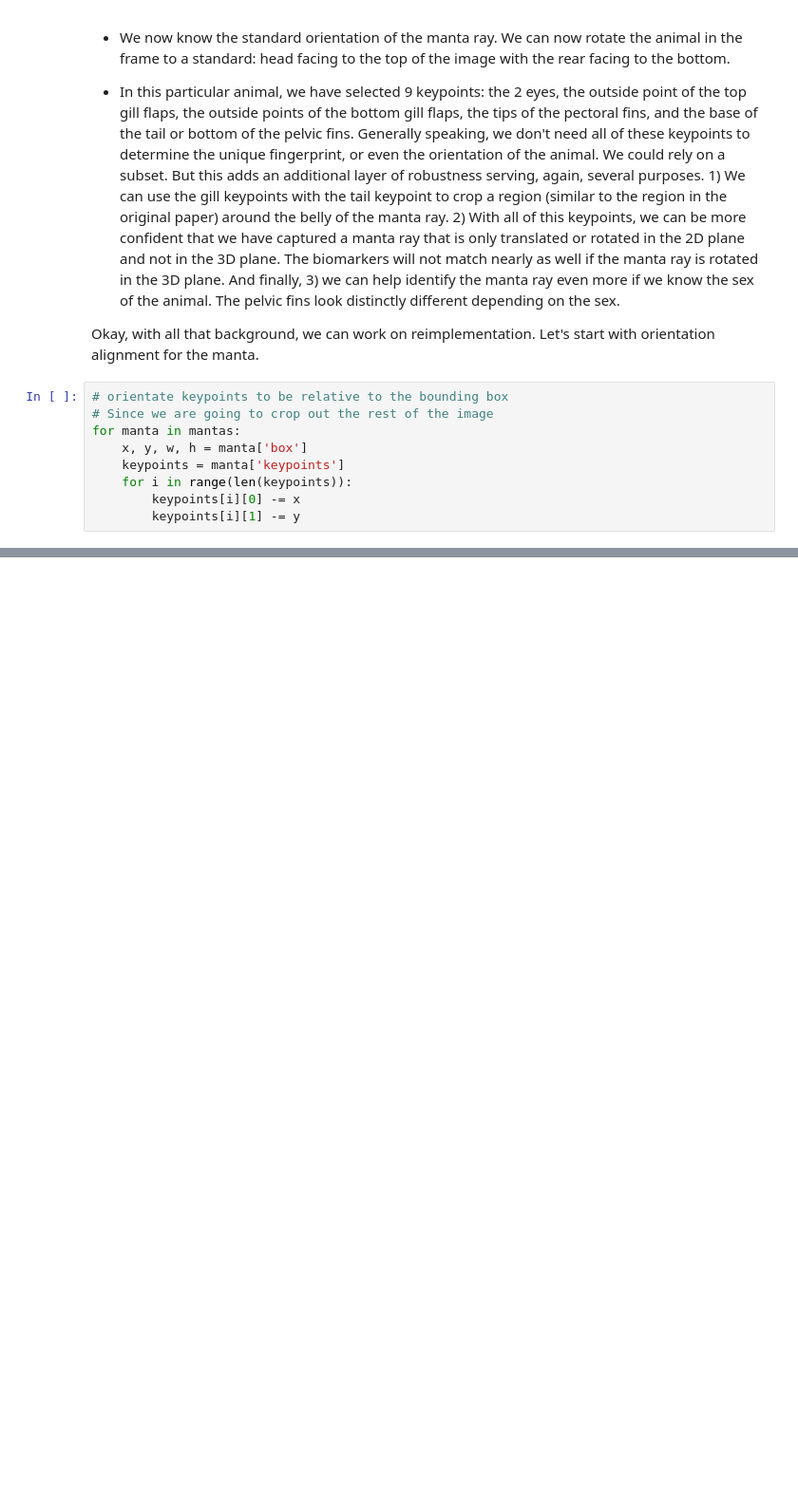
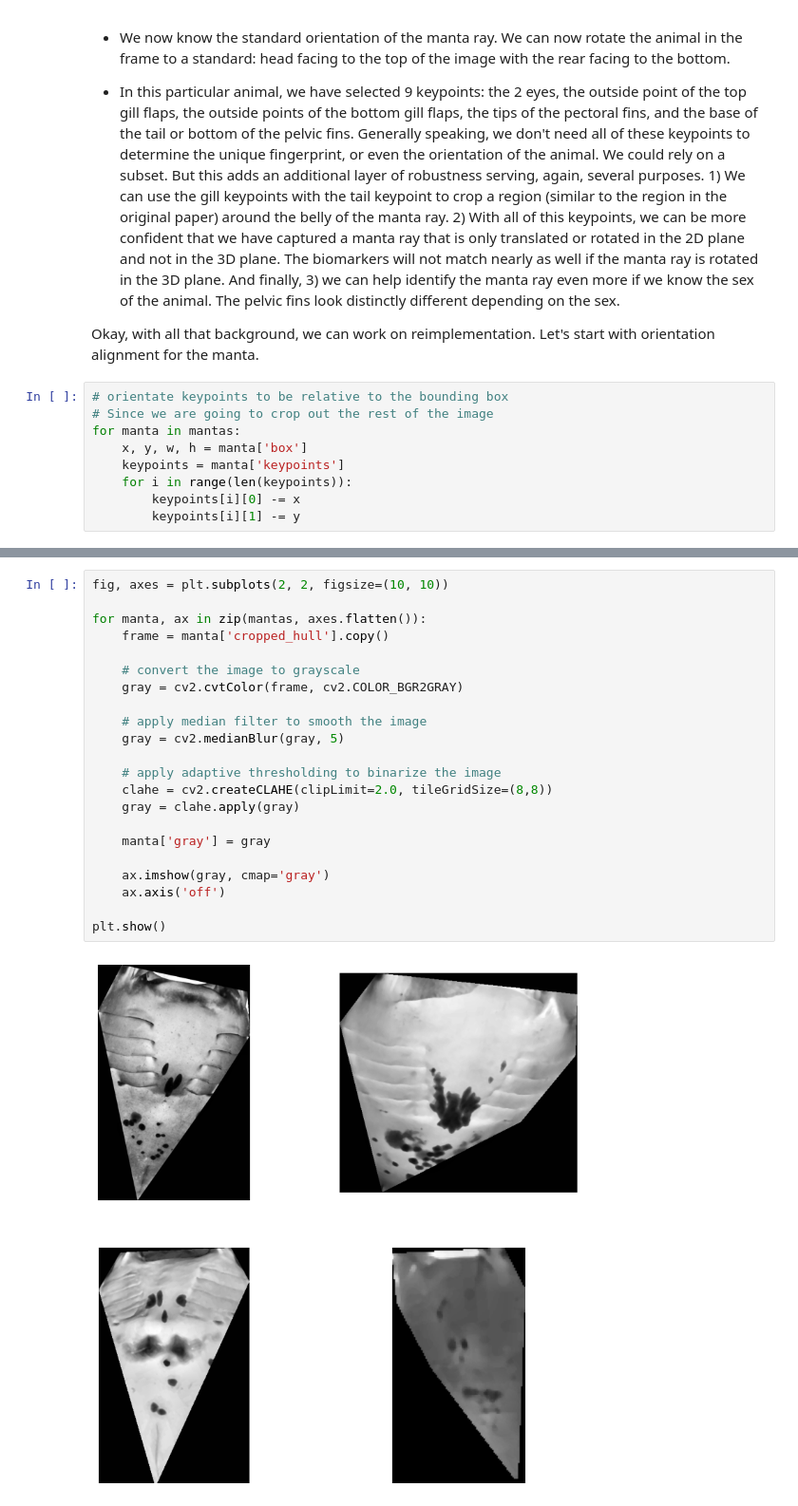
Before and after one commit to jackmead515/jackmead515.github.io, a Jupyter notebook: _blogs/manta_fingerprint_identification/manta_fingerprint_identification.ipynb, the cells around one changed output, grey strips where cells are left out. Shown at 95% size. Saved outputs shown, nothing was run; the diff lists cells and outputs as text; blank space fills up the shorter version.

```diff
--- a/_blogs/manta_fingerprint_identification/manta_fingerprint_identification.ipynb
+++ b/_blogs/manta_fingerprint_identification/manta_fingerprint_identification.ipynb
@@ -198,0 +293,24 @@ Now, admittedly, this isn't the most robust solution. We could implement a more
+# %%
+fig, axes = plt.subplots(2, 2, figsize=(10, 10))
+
+for manta, ax in zip(mantas, axes.flatten()):
+    frame = manta['cropped_hull'].copy()
+
+    # convert the image to grayscale
+    gray = cv2.cvtColor(frame, cv2.COLOR_BGR2GRAY)
+
+    # apply median filter to smooth the image
+    gray = cv2.medianBlur(gray, 5)
+
+    # apply adaptive thresholding to binarize the image
+    clahe = cv2.createCLAHE(clipLimit=2.0, tileGridSize=(8,8))
+    gray = clahe.apply(gray)
+
+    manta['gray'] = gray
+
+    ax.imshow(gray, cmap='gray')
+    ax.axis('off')
+
+plt.show()
+# %% [output]
+[figure, added]
```
Also changed, not shown: parts of 21 cells of this notebook, 2 other files.
